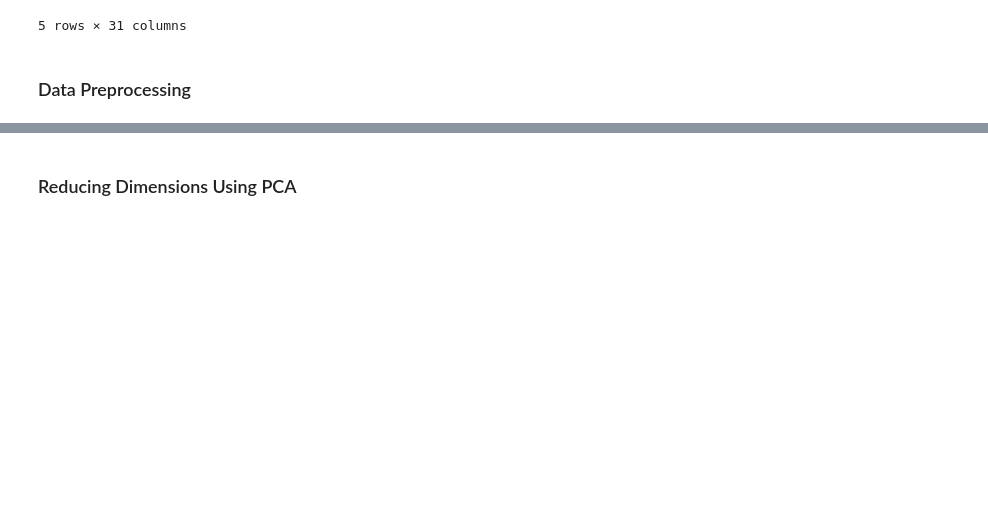
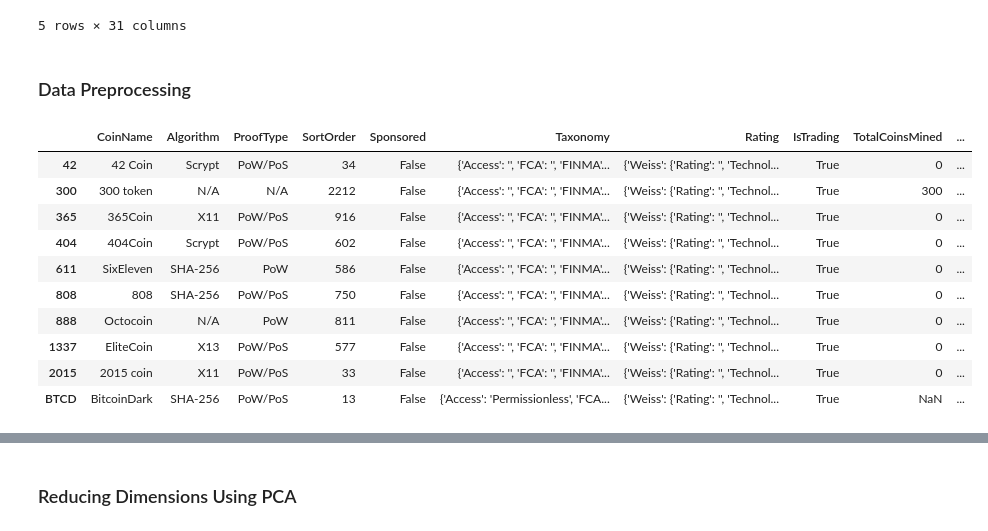
Before and after one commit to dstroe/homework13, a Jupyter notebook: crypto_clustering.ipynb, the cells around one changed output, grey strips where cells are left out. Saved outputs shown, nothing was run; the diff lists cells and outputs as text; code cells hidden in the pictures; blank space fills up the shorter version.

```diff
--- a/crypto_clustering.ipynb
+++ b/crypto_clustering.ipynb
@@ -47,6 +47,19 @@ crypto_df.head()
 new_crypto_df = crypto_df.drop(columns=['Id','Url','ImageUrl','ContentCreatedOn','Name','Symbol','FullName','Description', 'AssetTokenStatus','BlockTime','AssetLaunchDate','MaxSupply', 'MktCapPenalty', 'PlatformType', 'BuiltOn', 'SmartContractAddress', 'DecimalPoints', 'Difficulty'])
 # %%
 # Keep only cryptocurrencies that are trading
-new_crypto_df = new_crypto_df.loc[new_crypto_df['IsTrading'] == True]
+is_trading_df = new_crypto_df[new_crypto_df.IsTrading == True]
+is_trading_df.head(10)
+# %% [output]
+|  | CoinName | Algorithm | ProofType | SortOrder | Sponsored | Taxonomy | Rating | IsTrading | TotalCoinsMined | ... |
+| 42 | 42 Coin | Scrypt | PoW/PoS | 34 | False | {'Access': '', 'FCA': '', 'FINMA'... | {'Weiss': {'Rating': '', 'Technol... | True | 0 | ... |
+| 300 | 300 token | N/A | N/A | 2212 | False | {'Access': '', 'FCA': '', 'FINMA'... | {'Weiss': {'Rating': '', 'Technol... | True | 300 | ... |
+| 365 | 365Coin | X11 | PoW/PoS | 916 | False | {'Access': '', 'FCA': '', 'FINMA'... | {'Weiss': {'Rating': '', 'Technol... | True | 0 | ... |
+| 404 | 404Coin | Scrypt | PoW/PoS | 602 | False | {'Access': '', 'FCA': '', 'FINMA'... | {'Weiss': {'Rating': '', 'Technol... | True | 0 | ... |
+| 611 | SixEleven | SHA-256 | PoW | 586 | False | {'Access': '', 'FCA': '', 'FINMA'... | {'Weiss': {'Rating': '', 'Technol... | True | 0 | ... |
+| 808 | 808 | SHA-256 | PoW/PoS | 750 | False | {'Access': '', 'FCA': '', 'FINMA'... | {'Weiss': {'Rating': '', 'Technol... | True | 0 | ... |
+| 888 | Octocoin | N/A | PoW | 811 | False | {'Access': '', 'FCA': '', 'FINMA'... | {'Weiss': {'Rating': '', 'Technol... | True | 0 | ... |
+| 1337 | EliteCoin | X13 | PoW/PoS | 577 | False | {'Access': '', 'FCA': '', 'FINMA'... | {'Weiss': {'Rating': '', 'Technol... | True | 0 | ... |
+| 2015 | 2015 coin | X11 | PoW/PoS | 33 | False | {'Access': '', 'FCA': '', 'FINMA'... | {'Weiss': {'Rating': '', 'Technol... | True | 0 | ... |
+| BTCD | BitcoinDark | SHA-256 | PoW/PoS | 13 | False | {'Access': 'Permissionless', 'FCA... | {'Weiss': {'Rating': '', 'Technol... | True | NaN | ... |
 # %%
 # Keep only cryptocurrencies with a working algorithm
```
Also changed, not shown: parts of 9 cells of this notebook.
